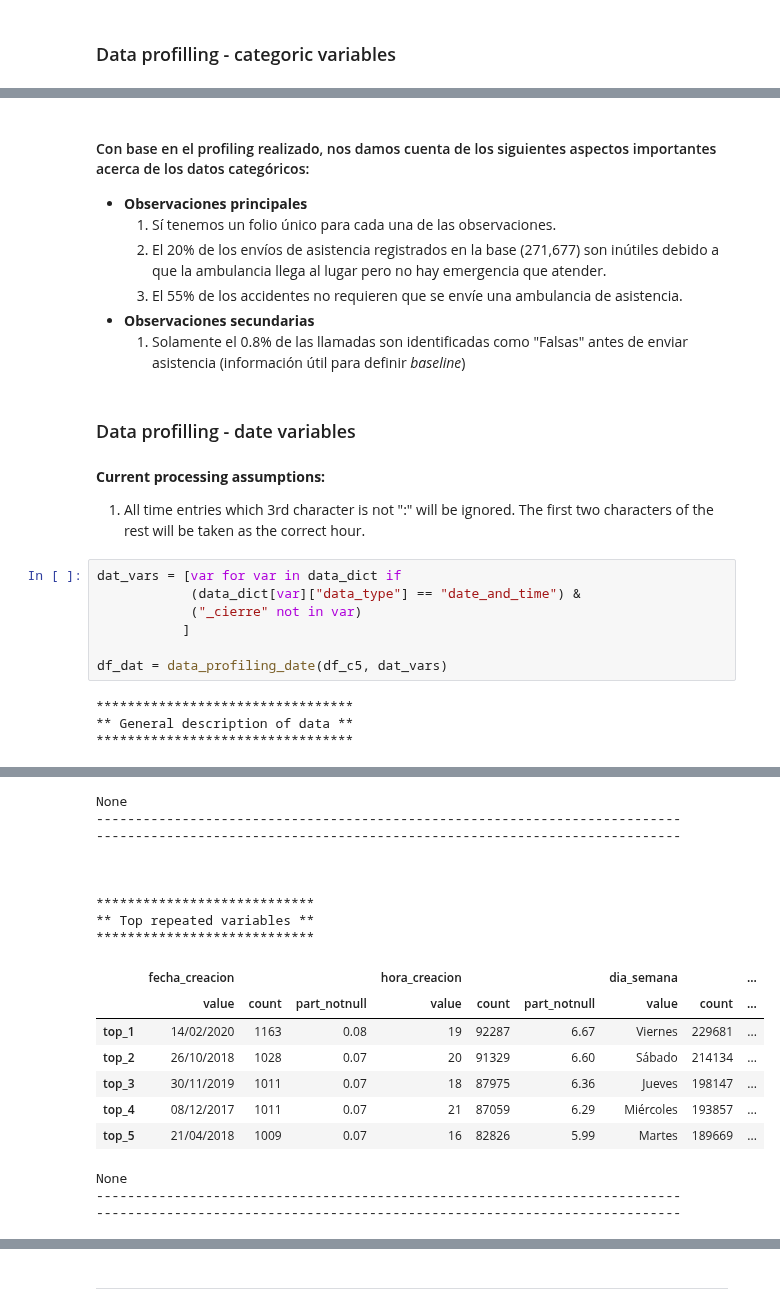
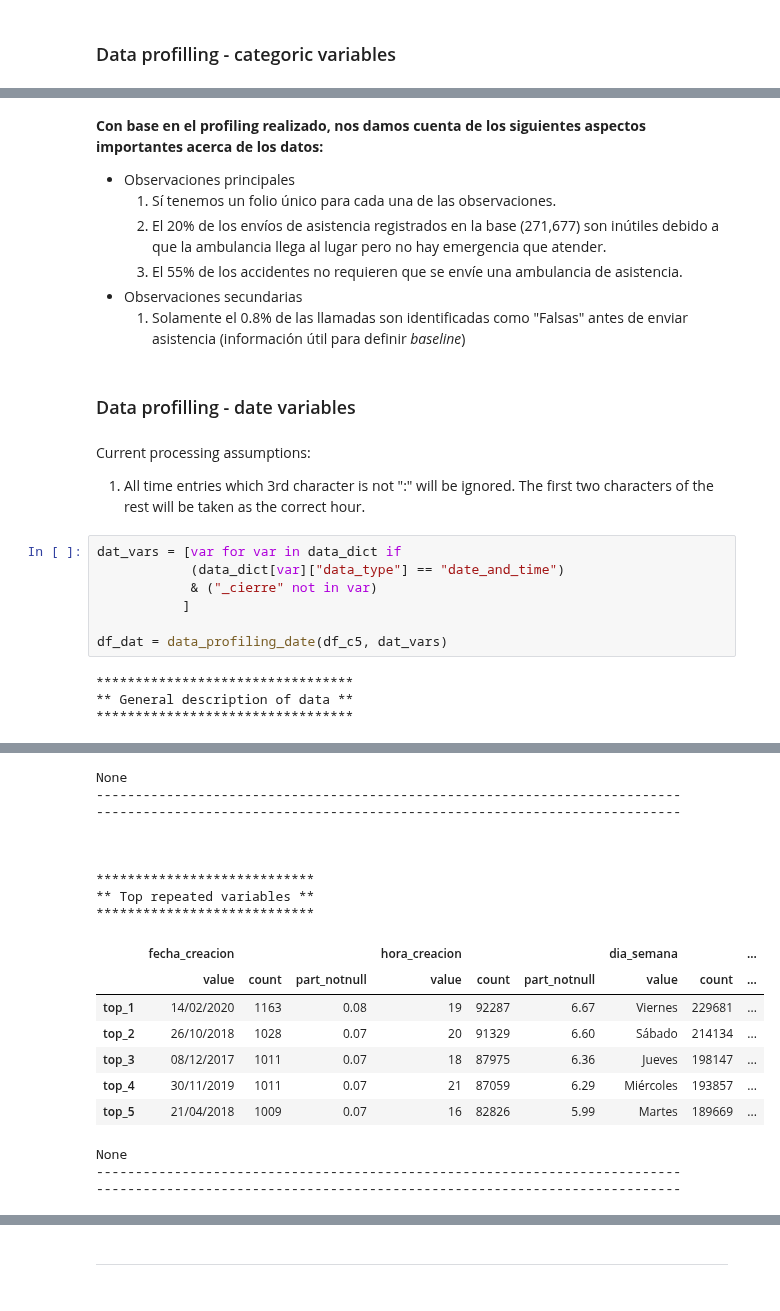
Before and after one commit to robperch/intro_to_ds_project, a Jupyter notebook: notebooks/data_profiling.ipynb, the cells around one changed output, grey strips where cells are left out. Cells and saved outputs as stored; diff of their text form.

```diff
--- a/notebooks/data_profiling.ipynb
+++ b/notebooks/data_profiling.ipynb
@@ -221,49 +221,49 @@ None
 Variable categorica -> tipo_entrada
 ... (6 outputs left out)
 # %% [markdown]
-#### Con base en el profiling realizado, nos damos cuenta de los siguientes aspectos importantes acerca de los datos categóricos:
-- **Observaciones principales**
+**Con base en el profiling realizado, nos damos cuenta de los siguientes aspectos importantes acerca de los datos:**
+- Observaciones principales
     1. Sí tenemos un folio único para cada una de las observaciones.
     2. El 20% de los envíos de asistencia registrados en la base (271,677) son inútiles debido a que la ambulancia llega al lugar pero no hay emergencia que atender.
     3. El 55% de los accidentes no requieren que se envíe una ambulancia de asistencia.
-- **Observaciones secundarias**
+- Observaciones secundarias
     1. Solamente el 0.8% de las llamadas son identificadas como "Falsas" antes de enviar asistencia (información útil para definir *baseline*)
 # %% [markdown]
 ### Data profilling - date variables
 # %% [markdown]
-**Current processing assumptions:**
+Current processing assumptions:
 1. All time entries which 3rd character is not ":" will be ignored. The first two characters of the rest will be taken as the correct hour.
 # %%
 dat_vars = [var for var in data_dict if
-            (data_dict[var]["data_type"] == "date_and_time") &
-            ("_cierre" not in var)
+            (data_dict[var]["data_type"] == "date_and_time")
+            & ("_cierre" not in var)
            ]
 
 df_dat = data_profiling_date(df_c5, dat_vars)
 # %% [output]
 *********************************
 ** General description of data **
 *********************************
 |  | fecha_creacion | hora_creacion | dia_semana | mes | dia_creacion | mes_creacion | año_creacion |
 | dtype | object | object | object | int64 | object | object | object |
 | notnull_v | 1383138 | 1383138 | 1383138 | 1383138 | 1383138 | 1383138 | 1383138 |
 | missing_v | 0 | 0 | 0 | 0 | 0 | 0 | 0 |
 | count_unique | 2637 | 25 | 7 | 12 | 31 | 12 | 8 |
 None
 ---------------------------------------------------------------------------
 ---------------------------------------------------------------------------
 
 
 
 ****************************
 ** Top repeated variables **
 ****************************
 |  | fecha_creacion |  |  | hora_creacion |  |  | dia_semana |  | ... |
 |  | value | count | part_notnull | value | count | part_notnull | value | count | ... |
 | top_1 | 14/02/2020 | 1163 | 0.08 | 19 | 92287 | 6.67 | Viernes | 229681 | ... |
 | top_2 | 26/10/2018 | 1028 | 0.07 | 20 | 91329 | 6.60 | Sábado | 214134 | ... |
-| top_3 | 30/11/2019 | 1011 | 0.07 | 18 | 87975 | 6.36 | Jueves | 198147 | ... |
-| top_4 | 08/12/2017 | 1011 | 0.07 | 21 | 87059 | 6.29 | Miércoles | 193857 | ... |
+| top_3 | 08/12/2017 | 1011 | 0.07 | 18 | 87975 | 6.36 | Jueves | 198147 | ... |
+| top_4 | 30/11/2019 | 1011 | 0.07 | 21 | 87059 | 6.29 | Miércoles | 193857 | ... |
 | top_5 | 21/04/2018 | 1009 | 0.07 | 16 | 82826 | 5.99 | Martes | 189669 | ... |
 None
 ---------------------------------------------------------------------------
```
Also changed, not shown: parts of 19 cells of this notebook.
